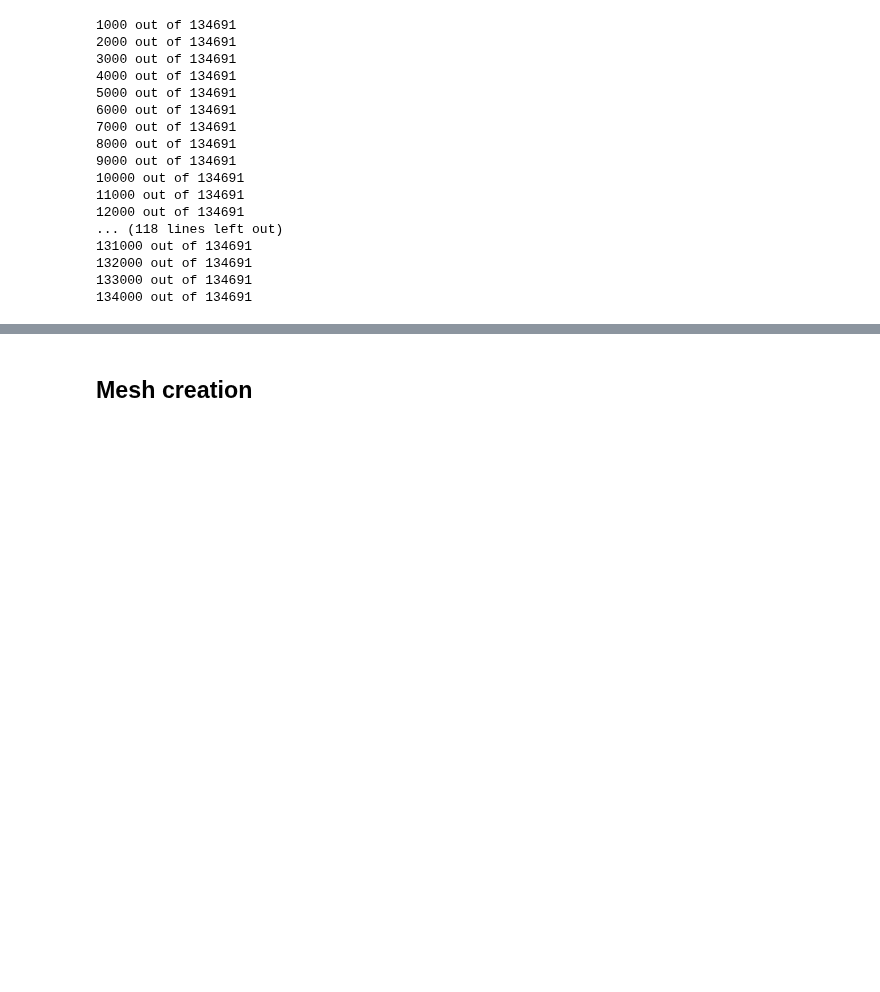
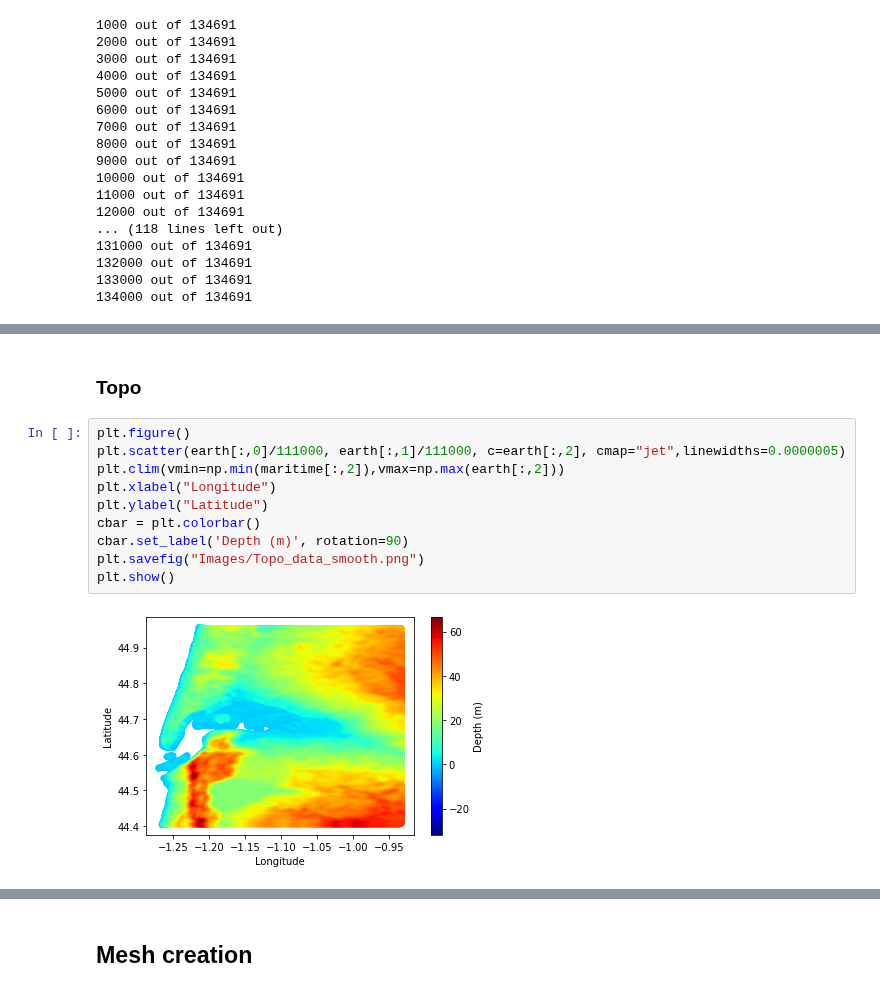
Before and after one commit to LawsonOliveira/Tsunami, a Jupyter notebook: processed_data/Mesh/Mesh_generator.ipynb, the cells around one changed output, grey strips where cells are left out. Drawn from its saved outputs; the diff is of its cells as text; blank space fills up the shorter version.

```diff
--- a/processed_data/Mesh/Mesh_generator.ipynb
+++ b/processed_data/Mesh/Mesh_generator.ipynb
@@ -148,0 +177,14 @@ points=smooth_grid(points,50)
+# %% [markdown]
+### Topo
+# %%
+plt.figure()
+plt.scatter(earth[:,0]/111000, earth[:,1]/111000, c=earth[:,2], cmap="jet",linewidths=0.0000005)
+plt.clim(vmin=np.min(maritime[:,2]),vmax=np.max(earth[:,2]))
+plt.xlabel("Longitude")
+plt.ylabel("Latitude")
+cbar = plt.colorbar()
+cbar.set_label('Depth (m)', rotation=90)
+plt.savefig("Images/Topo_data_smooth.png")
+plt.show()
+# %% [output]
+[figure, added]
```
Also changed, not shown: parts of 13 cells of this notebook, 19 other files.
